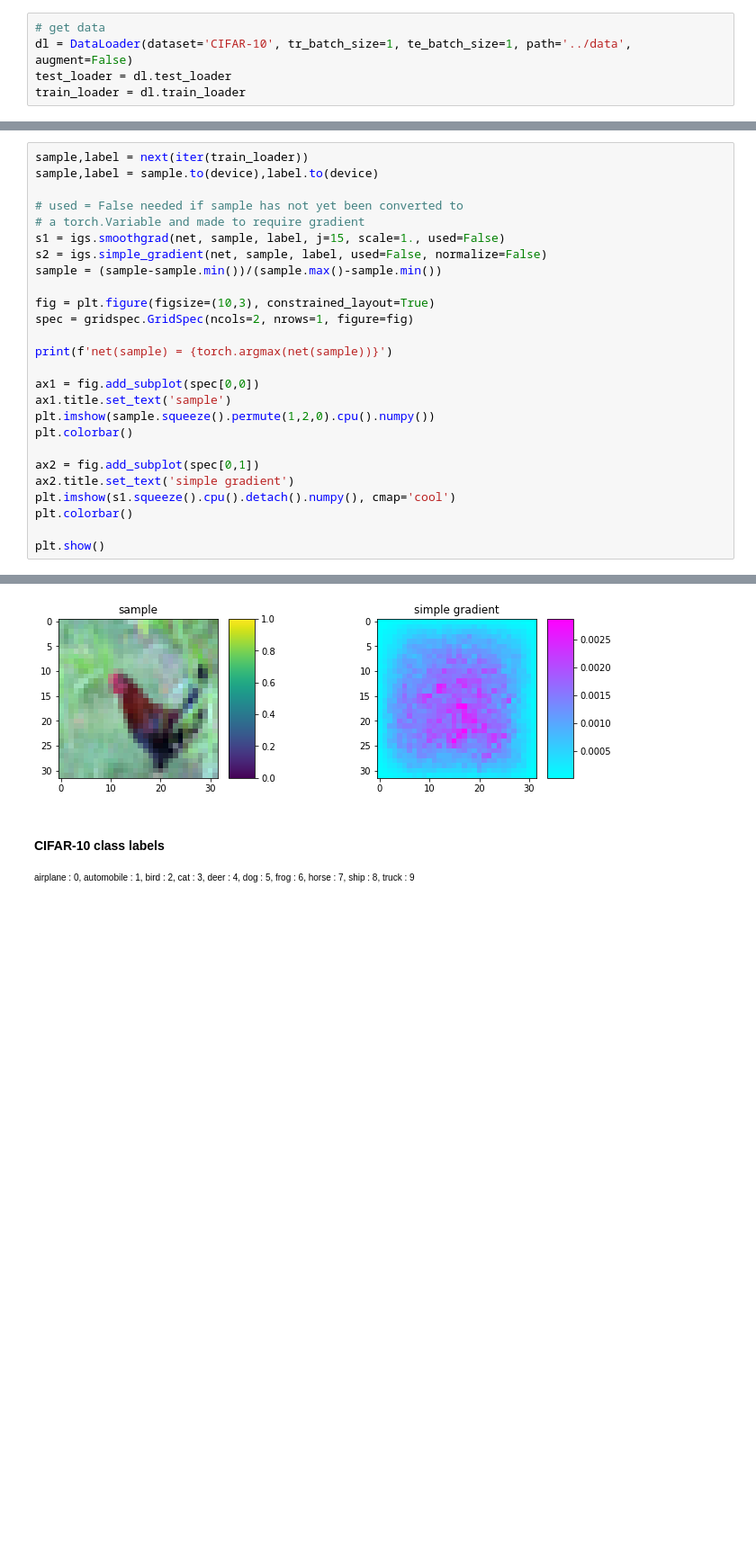
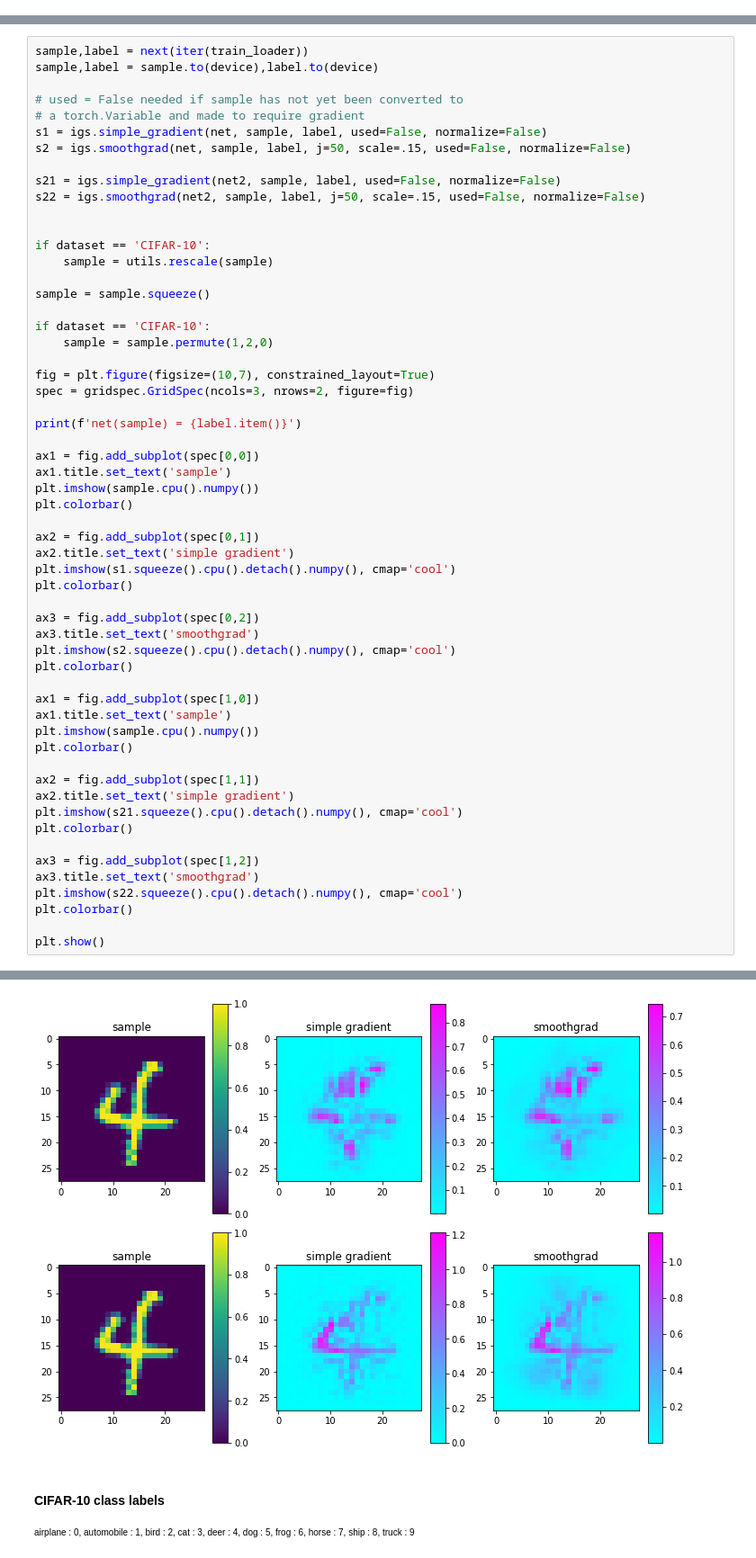
Before and after one commit to a1noack/robust_interpretations, a Jupyter notebook: scrap/test_interpretation_generators.ipynb, the cells around one changed output, grey strips where cells are left out. Shown at 90% size. Drawn from its saved outputs; the diff is of its cells as text; blank space fills up the shorter version.

```diff
--- a/scrap/test_interpretation_generators.ipynb
+++ b/scrap/test_interpretation_generators.ipynb
@@ -102,5 +46,0 @@ KeyboardInterrupt:
-# %%
-# get data
-dl = DataLoader(dataset='CIFAR-10', tr_batch_size=1, te_batch_size=1, path='../data', augment=False)
-test_loader = dl.test_loader
-train_loader = dl.train_loader
@@ -115,18 +58,29 @@ sample,label = sample.to(device),label.to(device)
 
 # used = False needed if sample has not yet been converted to
 # a torch.Variable and made to require gradient
-s1 = igs.smoothgrad(net, sample, label, j=15, scale=1., used=False)
-s2 = igs.simple_gradient(net, sample, label, used=False, normalize=False)
-sample = (sample-sample.min())/(sample.max()-sample.min())
+s1 = igs.simple_gradient(net, sample, label, used=False, normalize=False)
+s2 = igs.smoothgrad(net, sample, label, j=50, scale=.15, used=False, normalize=False)
 
-fig = plt.figure(figsize=(10,3), constrained_layout=True)
-spec = gridspec.GridSpec(ncols=2, nrows=1, figure=fig)
+s21 = igs.simple_gradient(net2, sample, label, used=False, normalize=False)
+s22 = igs.smoothgrad(net2, sample, label, j=50, scale=.15, used=False, normalize=False)
 
-print(f'net(sample) = {torch.argmax(net(sample))}')
+
+if dataset == 'CIFAR-10':
+    sample = utils.rescale(sample)
+
+sample = sample.squeeze()
+
+if dataset == 'CIFAR-10':
+    sample = sample.permute(1,2,0)
+
+fig = plt.figure(figsize=(10,7), constrained_layout=True)
+spec = gridspec.GridSpec(ncols=3, nrows=2, figure=fig)
+
+print(f'net(sample) = {label.item()}')
 
 ax1 = fig.add_subplot(spec[0,0])
 ax1.title.set_text('sample')
-plt.imshow(sample.squeeze().permute(1,2,0).cpu().numpy())
+plt.imshow(sample.cpu().numpy())
 plt.colorbar()
 
 ax2 = fig.add_subplot(spec[0,1])
@@ -134,5 +88,25 @@ ax2.title.set_text('simple gradient')
 plt.imshow(s1.squeeze().cpu().detach().numpy(), cmap='cool')
 plt.colorbar()
 
+ax3 = fig.add_subplot(spec[0,2])
+ax3.title.set_text('smoothgrad')
+plt.imshow(s2.squeeze().cpu().detach().numpy(), cmap='cool')
+plt.colorbar()
+
+ax1 = fig.add_subplot(spec[1,0])
+ax1.title.set_text('sample')
+plt.imshow(sample.cpu().numpy())
+plt.colorbar()
+
+ax2 = fig.add_subplot(spec[1,1])
+ax2.title.set_text('simple gradient')
+plt.imshow(s21.squeeze().cpu().detach().numpy(), cmap='cool')
+plt.colorbar()
+
+ax3 = fig.add_subplot(spec[1,2])
+ax3.title.set_text('smoothgrad')
+plt.imshow(s22.squeeze().cpu().detach().numpy(), cmap='cool')
+plt.colorbar()
+
 plt.show()
 # %% [output]
@@ -140,4 +114,4 @@ net(sample) = 2
-[figure, old version]
+[figure, new version]
 # %% [markdown]
 #### CIFAR-10 class labels
 <font size="1">
```
Also changed, not shown: parts of 12 cells of this notebook, 1 other file.
